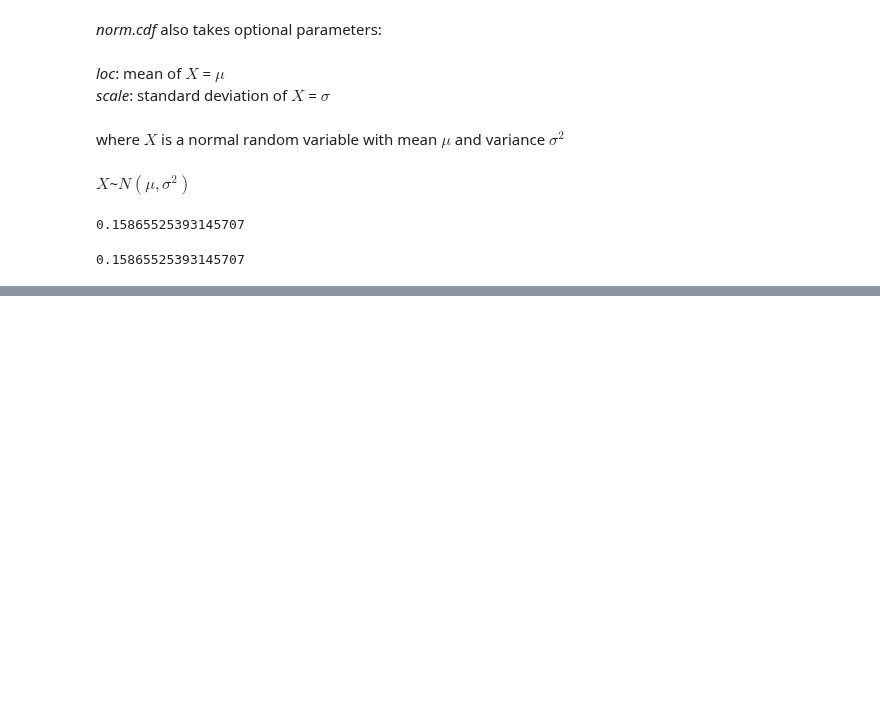
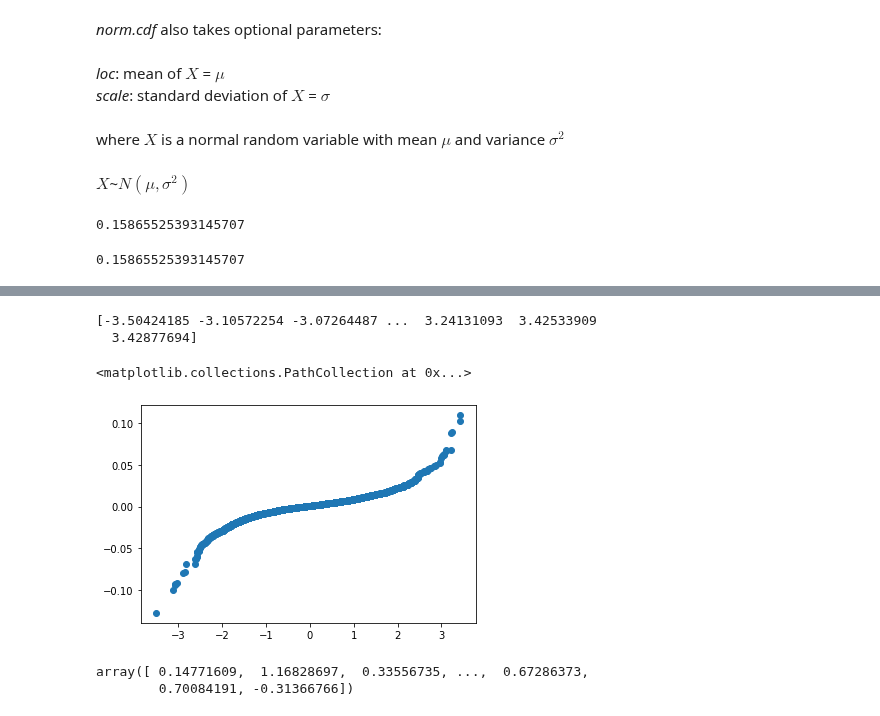
Before and after one commit to adevrent/wqu_mscfe, a Jupyter notebook: Financial Data/M2/L4.ipynb, the cells around one changed output, grey strips where cells are left out. Saved outputs shown, nothing was run; the diff lists cells and outputs as text; code cells hidden in the pictures; blank space fills up the shorter version.

```diff
--- a/Financial Data/M2/L4.ipynb
+++ b/Financial Data/M2/L4.ipynb
@@ -44,0 +138,25 @@ evalNormalCDF(2, 4, 4)  # Same with above.
+# %%
+# Are the returns normally distributed? Let's check it out with a normal plot.
+sample = np.array(df["SP500"])
+sample.sort()  # sort our sample of returns
+standard_normal_draw = np.random.normal(size=len(sample))
+standard_normal_draw.sort()  # sort our draw
+print(standard_normal_draw)
+# %% [output]
+[-3.50424185 -3.10572254 -3.07264487 ...  3.24131093  3.42533909
+  3.42877694]
+# %%
+# Plot the normal plot
+fig, ax = plt.subplots()
+ax.scatter(standard_normal_draw, sample)
+# Does not look normal. (We expect a line in normal distributions.)
+# %% [output]
+<matplotlib.collections.PathCollection at 0x...>
+[figure, added]
+# %%
+# Student's t distribution:
+np.random.seed(555)
+stats.t.rvs(df=5030, size=5000)
+# %% [output]
+array([ 0.14771609,  1.16828697,  0.33556735, ...,  0.67286373,
+        0.70084191, -0.31366766])
```
Also changed, not shown: parts of 10 cells of this notebook.
